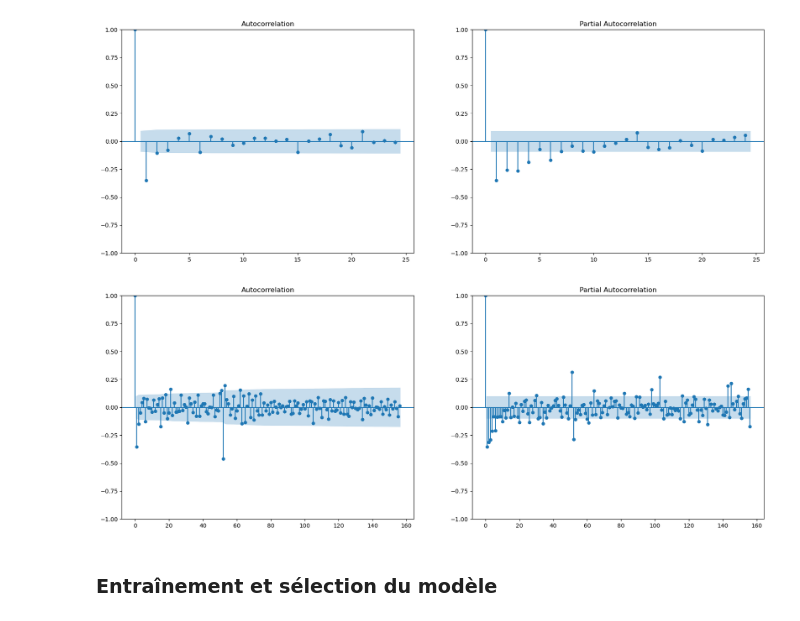
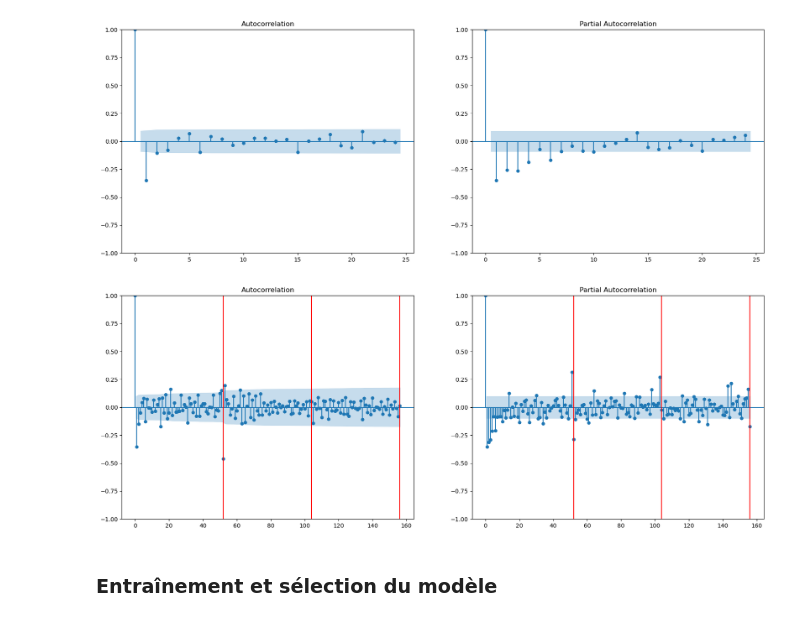
Before and after one commit to jo-charles/pyAusRainfall, a Jupyter notebook: pyAusRainfall_Time_series.ipynb, the cells around one changed output. Saved outputs shown, nothing was run; the diff lists cells and outputs as text; code cells hidden in the pictures.

```diff
--- a/pyAusRainfall_Time_series.ipynb
+++ b/pyAusRainfall_Time_series.ipynb
@@ -103,11 +104,17 @@ data_2 = data_1.diff(periods = 52).dropna() #Différenciation d'ordre 365
 # %%
 from statsmodels.graphics.tsaplots import plot_pacf, plot_acf
 
 fig, (ax1, ax2) = plt.subplots(1, 2, figsize=(20,7))
 
 plot_acf(data_2.iloc[:,0], lags = 52*3, ax=ax1)
+ax1.axvline(x= 52, color='red')
+ax1.axvline(x= 52*2, color='red')
+ax1.axvline(x= 52*3, color='red')
 plot_pacf(data_2.iloc[:,0], lags = 52*3, ax=ax2)
+ax2.axvline(x= 52, color='red')
+ax2.axvline(x= 52*2, color='red')
+ax2.axvline(x= 52*3, color='red')
 plt.show()
 # %% [output]
-[figure, old version]
+[figure, new version]
 # %%
```
Also changed, not shown: parts of 12 cells of this notebook.
